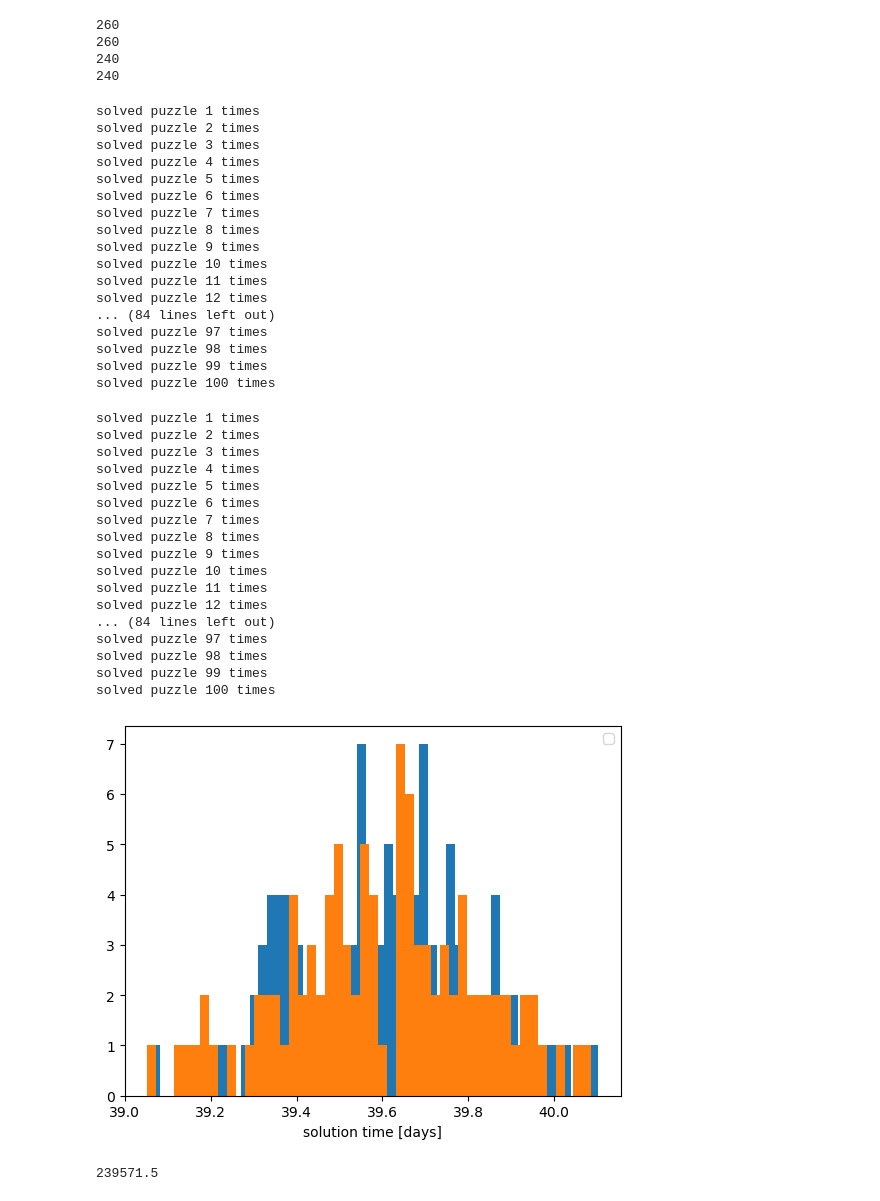
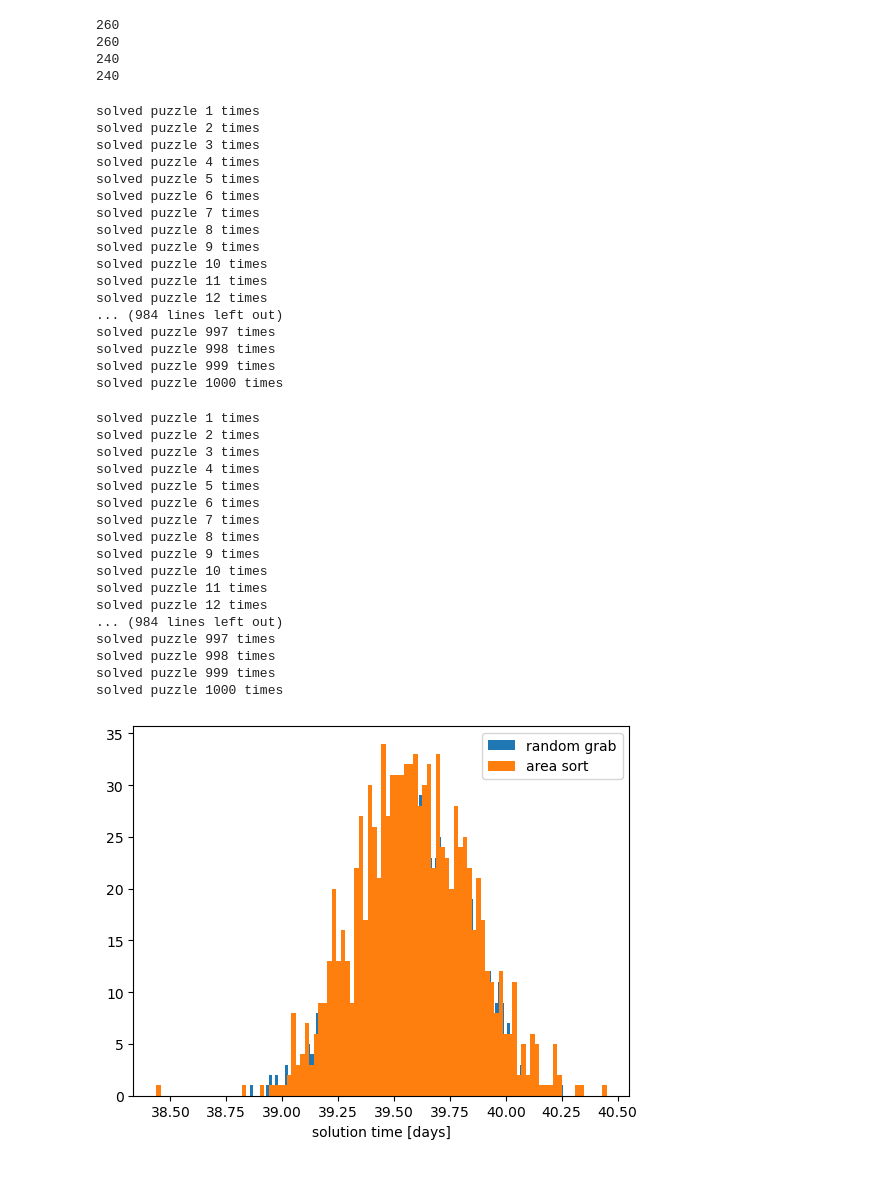
Before and after one commit to cliffplesha/puzzle-solver, a Jupyter notebook: notebook.ipynb, the cells around one changed output. Saved outputs shown, nothing was run; the diff lists cells and outputs as text; code cells hidden in the pictures.

```diff
--- a/notebook.ipynb
+++ b/notebook.ipynb
@@ -30,7 +25,7 @@ print(br.size)
 # %%
 test_times = []
 solve_iteration = 0
-while solve_iteration < 100:
+while solve_iteration < 1000:
     pz.solution_time = 0
     test_times.append(pz.random_solve())
     solve_iteration +=1
@@ -49,15 +44,15 @@ solved puzzle 9 times
 solved puzzle 10 times
 solved puzzle 11 times
 solved puzzle 12 times
-... (84 lines left out)
-solved puzzle 97 times
-solved puzzle 98 times
-solved puzzle 99 times
-solved puzzle 100 times
+... (984 lines left out)
+solved puzzle 997 times
+solved puzzle 998 times
+solved puzzle 999 times
+solved puzzle 1000 times
 # %%
 test_times = []
 solve_iteration = 0
-while solve_iteration < 100:
+while solve_iteration < 1000:
     pz.solution_time = 0
     pz.create_puzzle()
     tl, tr, bl, br = pz.sort_back_of_puzzle()
@@ -80,26 +75,19 @@ solved puzzle 9 times
 solved puzzle 10 times
 solved puzzle 11 times
 solved puzzle 12 times
-... (84 lines left out)
-solved puzzle 97 times
-solved puzzle 98 times
-solved puzzle 99 times
-solved puzzle 100 times
+... (984 lines left out)
+solved puzzle 997 times
+solved puzzle 998 times
+solved puzzle 999 times
+solved puzzle 1000 times
 # %%
 fig, ax = plt.subplots()
-ax.hist(df['random_grab']/(3600*24), 50)
-ax.hist(df['area_sort']/(3600*24), 50)
+ax.hist(df['random_grab']/(3600*24), 100,label='random grab')
+ax.hist(df['area_sort']/(3600*24), 100,label='area sort')
 ax.set_xlabel('solution time [days]')
 plt.legend()
-
 plt.show()
 # %% [output]
-[figure, old version]
+[figure, new version]
-# %%
-pz.create_puzzle()
-tl, tr, bl, br = pz.sort_back_of_puzzle()
-pz.random_solve(piece_pool=tl)
-# %% [output]
-239571.5
 # %%
 fig, ax = plt.subplots()
```
Also changed, not shown: parts of 26 cells of this notebook.
